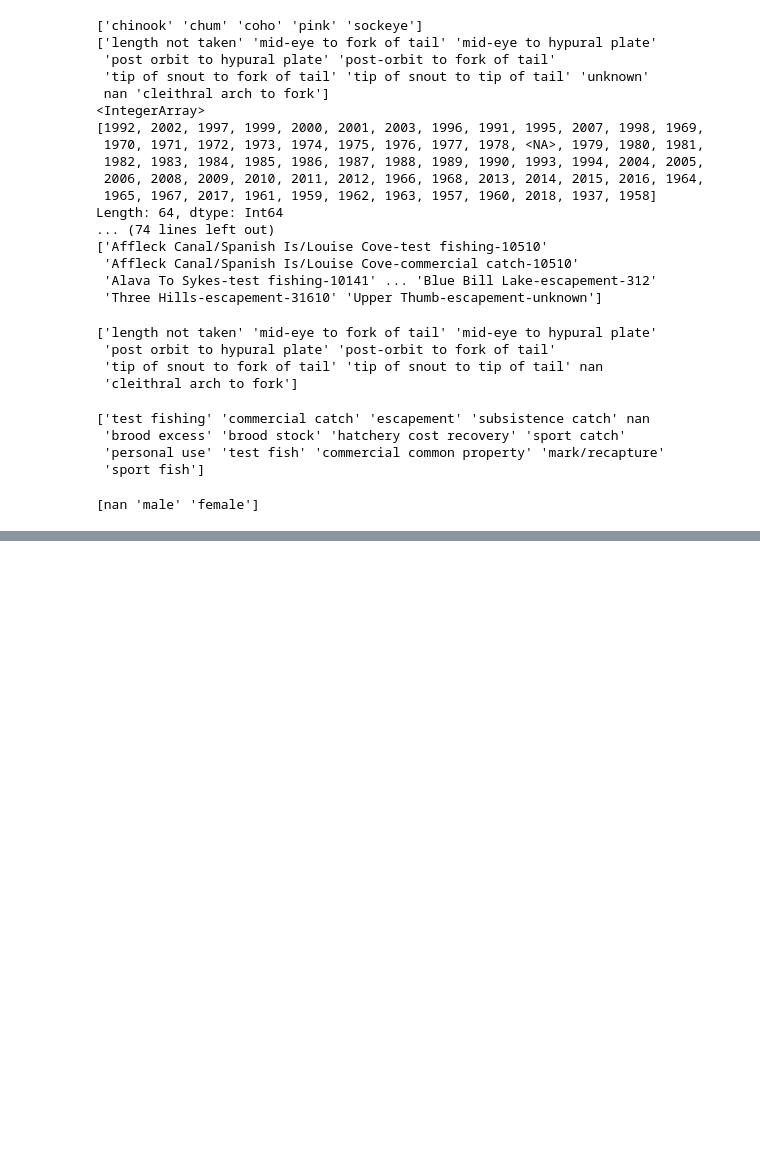
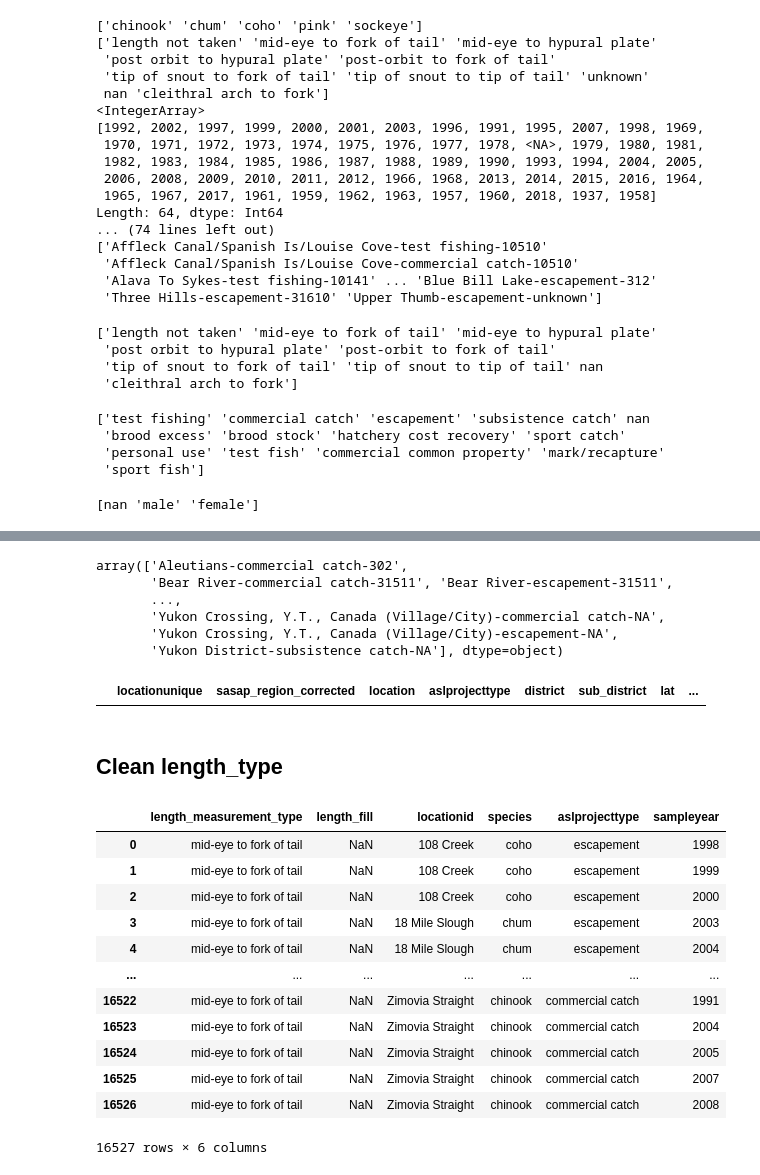
Before and after one commit to sofiiir/eds213-finalproject, a Jupyter notebook: alaska-salmon-master-cleaning.ipynb, the cells around one changed output, grey strips where cells are left out. Saved outputs shown, nothing was run; the diff lists cells and outputs as text; code cells hidden in the pictures; blank space fills up the shorter version.

```diff
--- a/alaska-salmon-master-cleaning.ipynb
+++ b/alaska-salmon-master-cleaning.ipynb
@@ -350,0 +407,13 @@ salmon_data.to_csv('salmon_data_clean.csv')
+# %%
+location['locationunique'].unique()
+# %% [output]
+array(['Aleutians-commercial catch-302',
+       'Bear River-commercial catch-31511', 'Bear River-escapement-31511',
+       ...,
+       'Yukon Crossing, Y.T., Canada (Village/City)-commercial catch-NA',
+       'Yukon Crossing, Y.T., Canada (Village/City)-escapement-NA',
+       'Yukon District-subsistence catch-NA'], dtype=object)
+# %%
+location[location['locationunique'].isnull()]
+# %% [output]
+|  | locationunique | sasap_region_corrected | location | aslprojecttype | district | sub_district | lat | ... |
@@ -350,0 +426,20 @@ salmon_data.to_csv('salmon_data_clean.csv')
+# %% [markdown]
+## Clean length_type
+# %%
+length_type = length_type.clean_names()
+# %%
+length_type
+# %% [output]
+|  | length_measurement_type | length_fill | locationid | species | aslprojecttype | sampleyear |
+| 0 | mid-eye to fork of tail | NaN | 108 Creek | coho | escapement | 1998 |
+| 1 | mid-eye to fork of tail | NaN | 108 Creek | coho | escapement | 1999 |
+| 2 | mid-eye to fork of tail | NaN | 108 Creek | coho | escapement | 2000 |
+| 3 | mid-eye to fork of tail | NaN | 18 Mile Slough | chum | escapement | 2003 |
+| 4 | mid-eye to fork of tail | NaN | 18 Mile Slough | chum | escapement | 2004 |
+| ... | ... | ... | ... | ... | ... | ... |
+| 16522 | mid-eye to fork of tail | NaN | Zimovia Straight | chinook | commercial catch | 1991 |
+| 16523 | mid-eye to fork of tail | NaN | Zimovia Straight | chinook | commercial catch | 2004 |
+| 16524 | mid-eye to fork of tail | NaN | Zimovia Straight | chinook | commercial catch | 2005 |
+| 16525 | mid-eye to fork of tail | NaN | Zimovia Straight | chinook | commercial catch | 2007 |
+| 16526 | mid-eye to fork of tail | NaN | Zimovia Straight | chinook | commercial catch | 2008 |
+16527 rows × 6 columns
```
Also changed, not shown: parts of 16 cells of this notebook, 1 other file.
